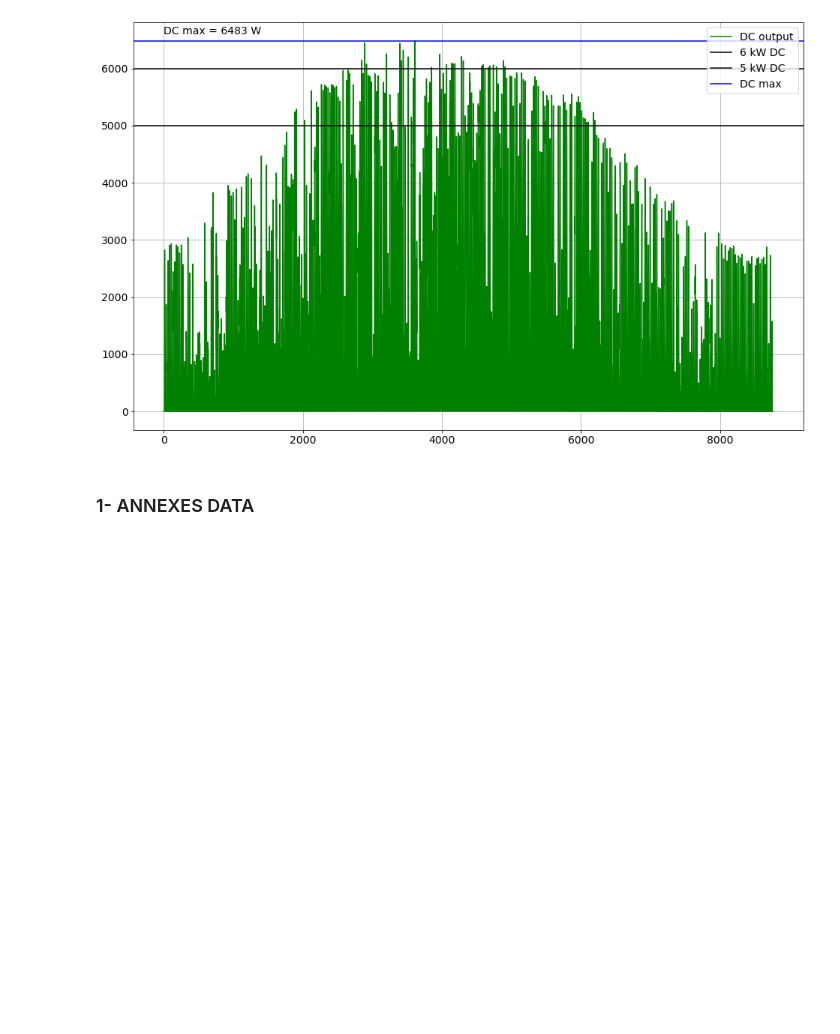
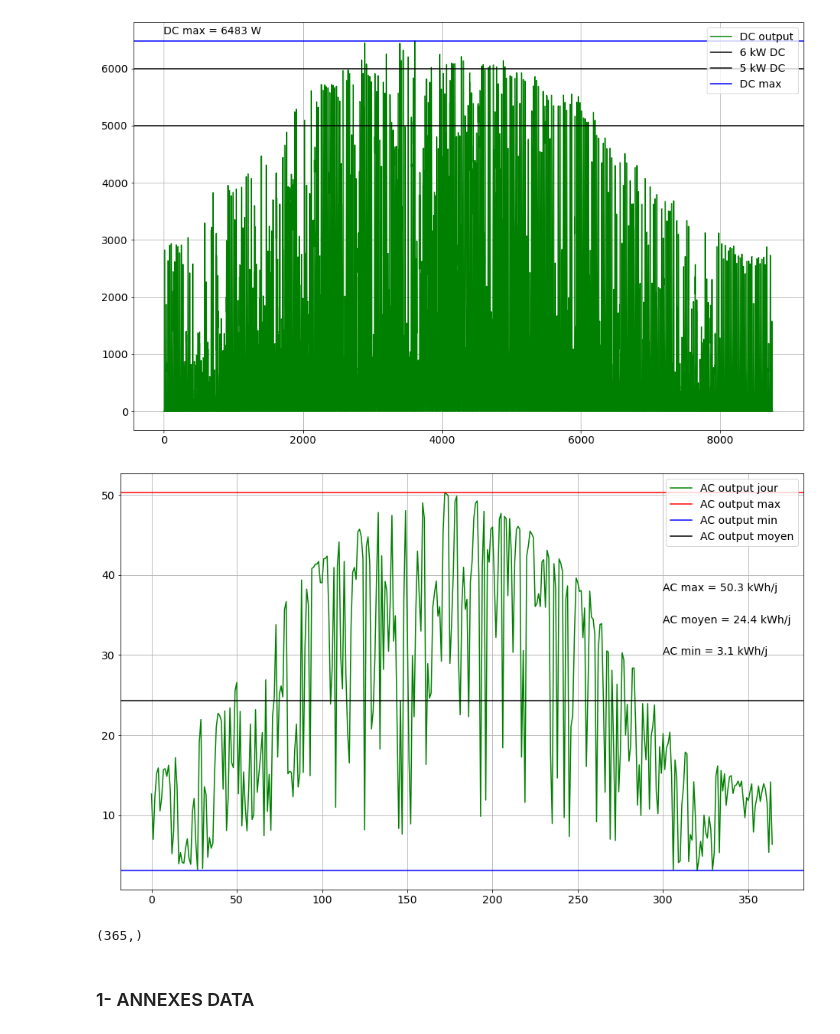
Before and after one commit to BenjaminDeporte/PV, a Jupyter notebook: Code/TutoPVlib.ipynb, the cells around one changed output. Cells and saved outputs as stored; diff of their text form; code cells hidden in the pictures; blank space fills up the shorter version.

Commit message:
AC output daily

```diff
--- a/Code/TutoPVlib.ipynb
+++ b/Code/TutoPVlib.ipynb
@@ -488,6 +488,36 @@ plt.grid()
 plt.show()
 # %% [output]
 [figure]
+# %%
+ac_period = ac.resample('D').sum()/1000.0
+
+ac_max = ac_period.max()
+ac_min = ac_period.min()
+ac_mean = ac_period.mean()
+
+ac_daily = np.array(ac_period)
+
+fig, ax = plt.subplots(figsize=(16,10))
+ax.plot(ac_daily, color='g', label='AC output jour')
+
+plt.axhline(y=ac_max, color='r', label='AC output max')
+plt.text(300, 38,f"AC max = {ac_max:.1f} kWh/j")
+
+plt.axhline(y=ac_min, color='b', label='AC output min')
+plt.text(300, 30,f"AC min = {ac_min:.1f} kWh/j")
+
+plt.axhline(y=ac_mean, color='k', label='AC output moyen')
+plt.text(300, 34,f"AC moyen = {ac_mean:.1f} kWh/j")
+
+plt.legend()
+plt.grid()
+plt.show()
+# %% [output]
+[figure, added]
+# %%
+ac_daily.shape
+# %% [output]
+(365,)
 # %% [markdown]
 ### 1- ANNEXES DATA
 # %%
```
